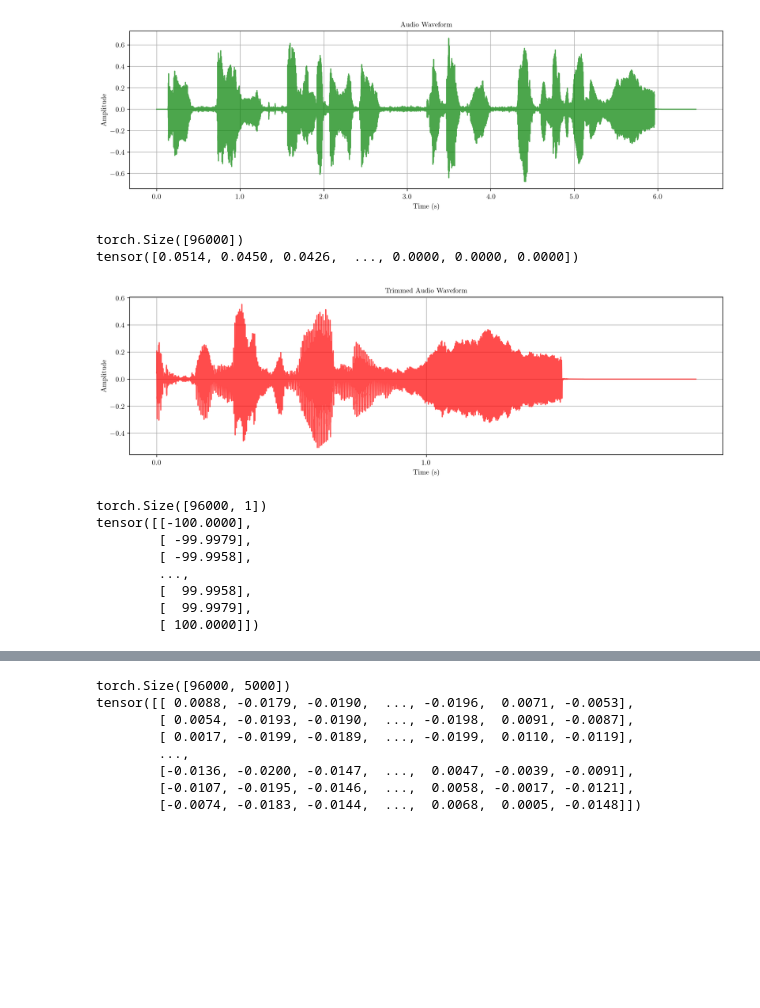
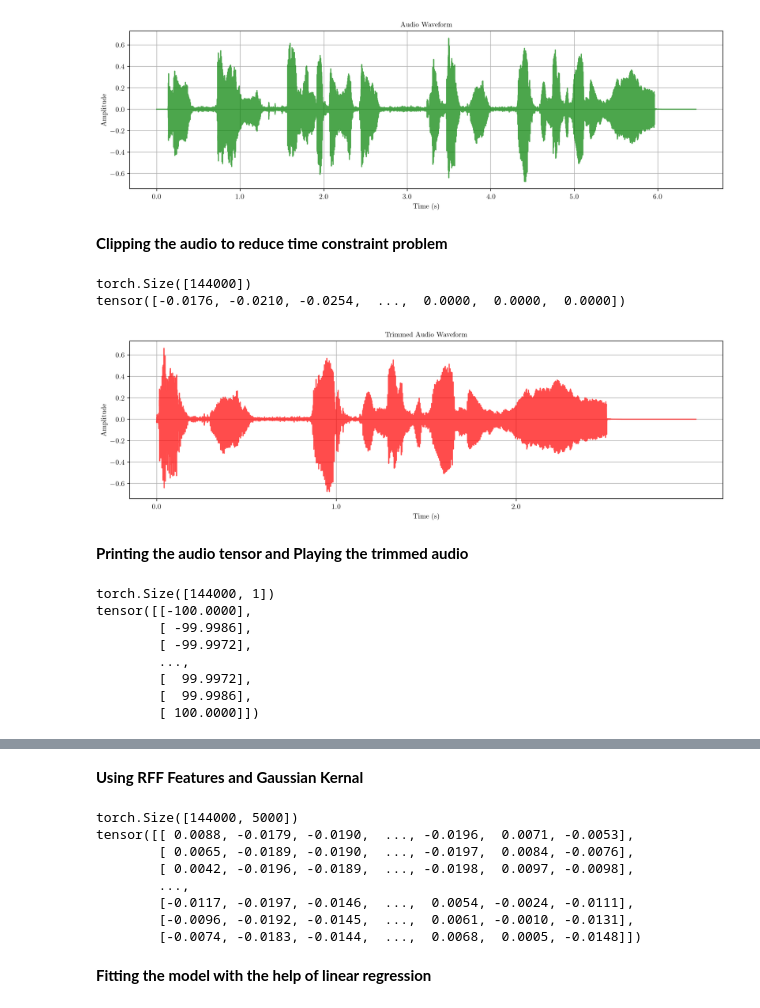
Before and after one commit to Ekanshsomani/es335-24-fall-assignment-2, a Jupyter notebook: Task2Q2.ipynb, the cells around one changed output, grey strips where cells are left out. Cells and saved outputs as stored; diff of their text form; code cells hidden in the pictures; blank space fills up the shorter version.

```diff
--- a/Task2Q2.ipynb
+++ b/Task2Q2.ipynb
@@ -55,33 +77,39 @@ def audio_plot(audio, sr, clr, tl):
 audio_plot(audio, sr, 'green', 'Audio Waveform')
 # %% [output]
 [figure]
+# %% [markdown]
+**Clipping the audio to reduce time constraint problem**
 # %%
-audio = audio[-2 * sr:]
+audio = audio[-4 * sr:]
 print(audio.shape)
 print(audio)
 audio_plot(audio, sr, 'red', 'Trimmed Audio Waveform')
 # %% [output]
-torch.Size([96000])
-tensor([0.0514, 0.0450, 0.0426,  ..., 0.0000, 0.0000, 0.0000])
+torch.Size([144000])
+tensor([-0.0176, -0.0210, -0.0254,  ...,  0.0000,  0.0000,  0.0000])
-[figure, old version]
+[figure, new version]
+# %% [markdown]
+**Printing the audio tensor and Playing the trimmed audio**
 # %%
 X = torch.arange(0, len(audio)).unsqueeze(1).float()
 X = X / X.max() * 200 - 100
 print(X.shape)
 print(X)
 # %% [output]
-torch.Size([96000, 1])
+torch.Size([144000, 1])
 tensor([[-100.0000],
-        [ -99.9979],
-        [ -99.9958],
+        [ -99.9986],
+        [ -99.9972],
         ...,
-        [  99.9958],
-        [  99.9979],
+        [  99.9972],
+        [  99.9986],
         [ 100.0000]])
 # %%
 Audio(audio, rate = sr)
 # %% [output]
 [interactive output not drawn]
+# %% [markdown]
+**Using RFF Features and Gaussian Kernal**
 # %%
 from sklearn.kernel_approximation import RBFSampler
 
@@ -98,14 +126,16 @@ X_rff = create_rff_features(X, num_features, sigma)
 print(X_rff.shape)
 print(X_rff)
 # %% [output]
-torch.Size([96000, 5000])
+torch.Size([144000, 5000])
 tensor([[ 0.0088, -0.0179, -0.0190,  ..., -0.0196,  0.0071, -0.0053],
-        [ 0.0054, -0.0193, -0.0190,  ..., -0.0198,  0.0091, -0.0087],
-        [ 0.0017, -0.0199, -0.0189,  ..., -0.0199,  0.0110, -0.0119],
+        [ 0.0065, -0.0189, -0.0190,  ..., -0.0197,  0.0084, -0.0076],
+        [ 0.0042, -0.0196, -0.0189,  ..., -0.0198,  0.0097, -0.0098],
         ...,
-        [-0.0136, -0.0200, -0.0147,  ...,  0.0047, -0.0039, -0.0091],
-        [-0.0107, -0.0195, -0.0146,  ...,  0.0058, -0.0017, -0.0121],
+        [-0.0117, -0.0197, -0.0146,  ...,  0.0054, -0.0024, -0.0111],
+        [-0.0096, -0.0192, -0.0145,  ...,  0.0061, -0.0010, -0.0131],
         [-0.0074, -0.0183, -0.0144,  ...,  0.0068,  0.0005, -0.0148]])
+# %% [markdown]
+**Fitting the model with the help of linear regression**
 # %%
 from sklearn.linear_model import LinearRegression
 
```
Also changed, not shown: parts of 14 cells of this notebook, 2 other files.
